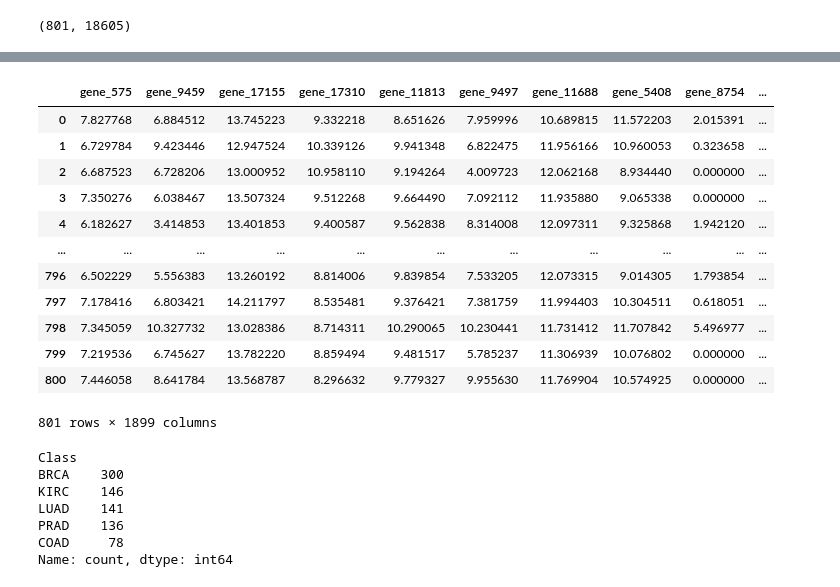
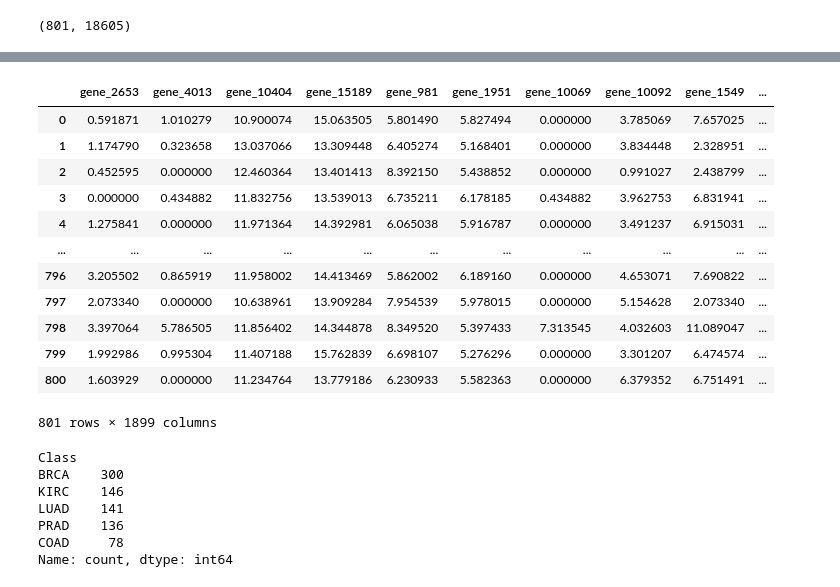
Before and after one commit to AmadouSelleNdiaye/Comprehension-et-visualisation-des-donnees, a Jupyter notebook: TP1_Code_NDIAYE_ALABANI.ipynb, the cells around one changed output, grey strips where cells are left out. Saved outputs shown, nothing was run; the diff lists cells and outputs as text; code cells hidden in the pictures.

```diff
--- a/TP1_Code_NDIAYE_ALABANI.ipynb
+++ b/TP1_Code_NDIAYE_ALABANI.ipynb
@@ -118,19 +118,19 @@ Liste des attributs les moins corrélés :
 # %%
-df_filtree = pd.concat([df_filtree[list(least_correlated_attributes)], data_labels['Class']], axis=1)
-df_filtree
+df_select = pd.concat([data[list(least_correlated_attributes)], data_labels['Class']], axis=1)
+df_select
 # %% [output]
-|  | gene_575 | gene_9459 | gene_17155 | gene_17310 | gene_11813 | gene_9497 | gene_11688 | gene_5408 | gene_8754 | ... |
-| 0 | 7.827768 | 6.884512 | 13.745223 | 9.332218 | 8.651626 | 7.959996 | 10.689815 | 11.572203 | 2.015391 | ... |
-| 1 | 6.729784 | 9.423446 | 12.947524 | 10.339126 | 9.941348 | 6.822475 | 11.956166 | 10.960053 | 0.323658 | ... |
-| 2 | 6.687523 | 6.728206 | 13.000952 | 10.958110 | 9.194264 | 4.009723 | 12.062168 | 8.934440 | 0.000000 | ... |
-| 3 | 7.350276 | 6.038467 | 13.507324 | 9.512268 | 9.664490 | 7.092112 | 11.935880 | 9.065338 | 0.000000 | ... |
-| 4 | 6.182627 | 3.414853 | 13.401853 | 9.400587 | 9.562838 | 8.314008 | 12.097311 | 9.325868 | 1.942120 | ... |
+|  | gene_2653 | gene_4013 | gene_10404 | gene_15189 | gene_981 | gene_1951 | gene_10069 | gene_10092 | gene_1549 | ... |
+| 0 | 0.591871 | 1.010279 | 10.900074 | 15.063505 | 5.801490 | 5.827494 | 0.000000 | 3.785069 | 7.657025 | ... |
+| 1 | 1.174790 | 0.323658 | 13.037066 | 13.309448 | 6.405274 | 5.168401 | 0.000000 | 3.834448 | 2.328951 | ... |
+| 2 | 0.452595 | 0.000000 | 12.460364 | 13.401413 | 8.392150 | 5.438852 | 0.000000 | 0.991027 | 2.438799 | ... |
+| 3 | 0.000000 | 0.434882 | 11.832756 | 13.539013 | 6.735211 | 6.178185 | 0.434882 | 3.962753 | 6.831941 | ... |
+| 4 | 1.275841 | 0.000000 | 11.971364 | 14.392981 | 6.065038 | 5.916787 | 0.000000 | 3.491237 | 6.915031 | ... |
 | ... | ... | ... | ... | ... | ... | ... | ... | ... | ... | ... |
-| 796 | 6.502229 | 5.556383 | 13.260192 | 8.814006 | 9.839854 | 7.533205 | 12.073315 | 9.014305 | 1.793854 | ... |
-| 797 | 7.178416 | 6.803421 | 14.211797 | 8.535481 | 9.376421 | 7.381759 | 11.994403 | 10.304511 | 0.618051 | ... |
-| 798 | 7.345059 | 10.327732 | 13.028386 | 8.714311 | 10.290065 | 10.230441 | 11.731412 | 11.707842 | 5.496977 | ... |
-| 799 | 7.219536 | 6.745627 | 13.782220 | 8.859494 | 9.481517 | 5.785237 | 11.306939 | 10.076802 | 0.000000 | ... |
-| 800 | 7.446058 | 8.641784 | 13.568787 | 8.296632 | 9.779327 | 9.955630 | 11.769904 | 10.574925 | 0.000000 | ... |
+| 796 | 3.205502 | 0.865919 | 11.958002 | 14.413469 | 5.862002 | 6.189160 | 0.000000 | 4.653071 | 7.690822 | ... |
+| 797 | 2.073340 | 0.000000 | 10.638961 | 13.909284 | 7.954539 | 5.978015 | 0.000000 | 5.154628 | 2.073340 | ... |
+| 798 | 3.397064 | 5.786505 | 11.856402 | 14.344878 | 8.349520 | 5.397433 | 7.313545 | 4.032603 | 11.089047 | ... |
+| 799 | 1.992986 | 0.995304 | 11.407188 | 15.762839 | 6.698107 | 5.276296 | 0.000000 | 3.301207 | 6.474574 | ... |
+| 800 | 1.603929 | 0.000000 | 11.234764 | 13.779186 | 6.230933 | 5.582363 | 0.000000 | 6.379352 | 6.751491 | ... |
 801 rows × 1899 columns
 # %%
 #Representation des classes
```
Also changed, not shown: parts of 18 cells of this notebook.
